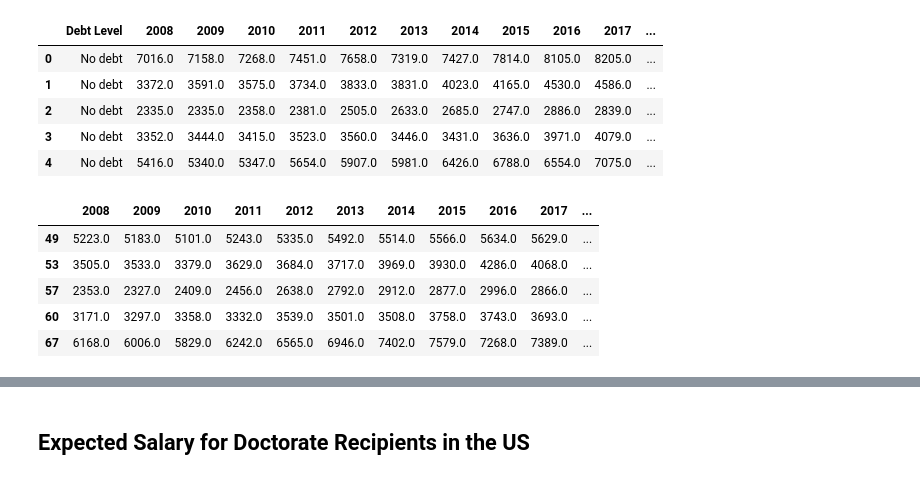
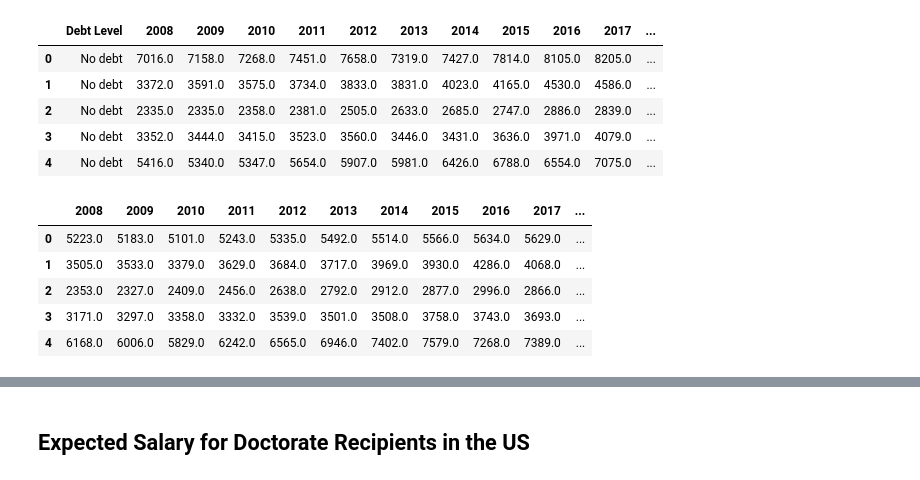
Before and after one commit to Mingxuan-Yang/PhD-Dashboard, a Jupyter notebook: PhD_Dashboard.ipynb, the cells around one changed output, grey strips where cells are left out. Saved outputs shown, nothing was run; the diff lists cells and outputs as text; code cells hidden in the pictures.

```diff
--- a/PhD_Dashboard.ipynb
+++ b/PhD_Dashboard.ipynb
@@ -156,19 +156,19 @@ df3a.head()
 | 4 | No debt | 5416.0 | 5340.0 | 5347.0 | 5654.0 | 5907.0 | 5981.0 | 6426.0 | 6788.0 | 6554.0 | 7075.0 | ... |
 # %%
 colors = ['#FEFFFE', '#E9EBF8', '#B4B8C5', '#A5A299', '#8D818C', '#3C4F76', '#383F51', '#2E6171', '#7F557D']
-df3b = pd.read_excel('Data/sed17-sr-tab015.xlsx').iloc[[49, 53, 57, 60, 67, 77, 83, 88, 94,98, 102, 105, 112, 122, 128, 133], 1:-1]
+df3b = pd.read_excel('Data/sed17-sr-tab015.xlsx').iloc[[49, 53, 57, 60, 67, 77, 83, 88, 94,98, 102, 105, 112, 122, 128, 133], 1:-1].reset_index(drop = True)
 df3b.columns = [str(i) for i in range(2008, 2018)]
 df3b['Field of Study'] = name[1:]*2
 df3b['Sex'] = ['Male']*len(name[1:]) + ['Female']*len(name[1:])
 # df3b.to_csv('df3b.csv', index = False)
 df3b.head()
 # %% [output]
 |  | 2008 | 2009 | 2010 | 2011 | 2012 | 2013 | 2014 | 2015 | 2016 | 2017 | ... |
-| 49 | 5223.0 | 5183.0 | 5101.0 | 5243.0 | 5335.0 | 5492.0 | 5514.0 | 5566.0 | 5634.0 | 5629.0 | ... |
-| 53 | 3505.0 | 3533.0 | 3379.0 | 3629.0 | 3684.0 | 3717.0 | 3969.0 | 3930.0 | 4286.0 | 4068.0 | ... |
-| 57 | 2353.0 | 2327.0 | 2409.0 | 2456.0 | 2638.0 | 2792.0 | 2912.0 | 2877.0 | 2996.0 | 2866.0 | ... |
-| 60 | 3171.0 | 3297.0 | 3358.0 | 3332.0 | 3539.0 | 3501.0 | 3508.0 | 3758.0 | 3743.0 | 3693.0 | ... |
-| 67 | 6168.0 | 6006.0 | 5829.0 | 6242.0 | 6565.0 | 6946.0 | 7402.0 | 7579.0 | 7268.0 | 7389.0 | ... |
+| 0 | 5223.0 | 5183.0 | 5101.0 | 5243.0 | 5335.0 | 5492.0 | 5514.0 | 5566.0 | 5634.0 | 5629.0 | ... |
+| 1 | 3505.0 | 3533.0 | 3379.0 | 3629.0 | 3684.0 | 3717.0 | 3969.0 | 3930.0 | 4286.0 | 4068.0 | ... |
+| 2 | 2353.0 | 2327.0 | 2409.0 | 2456.0 | 2638.0 | 2792.0 | 2912.0 | 2877.0 | 2996.0 | 2866.0 | ... |
+| 3 | 3171.0 | 3297.0 | 3358.0 | 3332.0 | 3539.0 | 3501.0 | 3508.0 | 3758.0 | 3743.0 | 3693.0 | ... |
+| 4 | 6168.0 | 6006.0 | 5829.0 | 6242.0 | 6565.0 | 6946.0 | 7402.0 | 7579.0 | 7268.0 | 7389.0 | ... |
 # %%
 external_stylesheets = ['https://codepen.io/chriddyp/pen/bWLwgP.css']
 app = JupyterDash(__name__, external_stylesheets=external_stylesheets)
```
Also changed, not shown: parts of 1 cell of this notebook, 2 other files.
